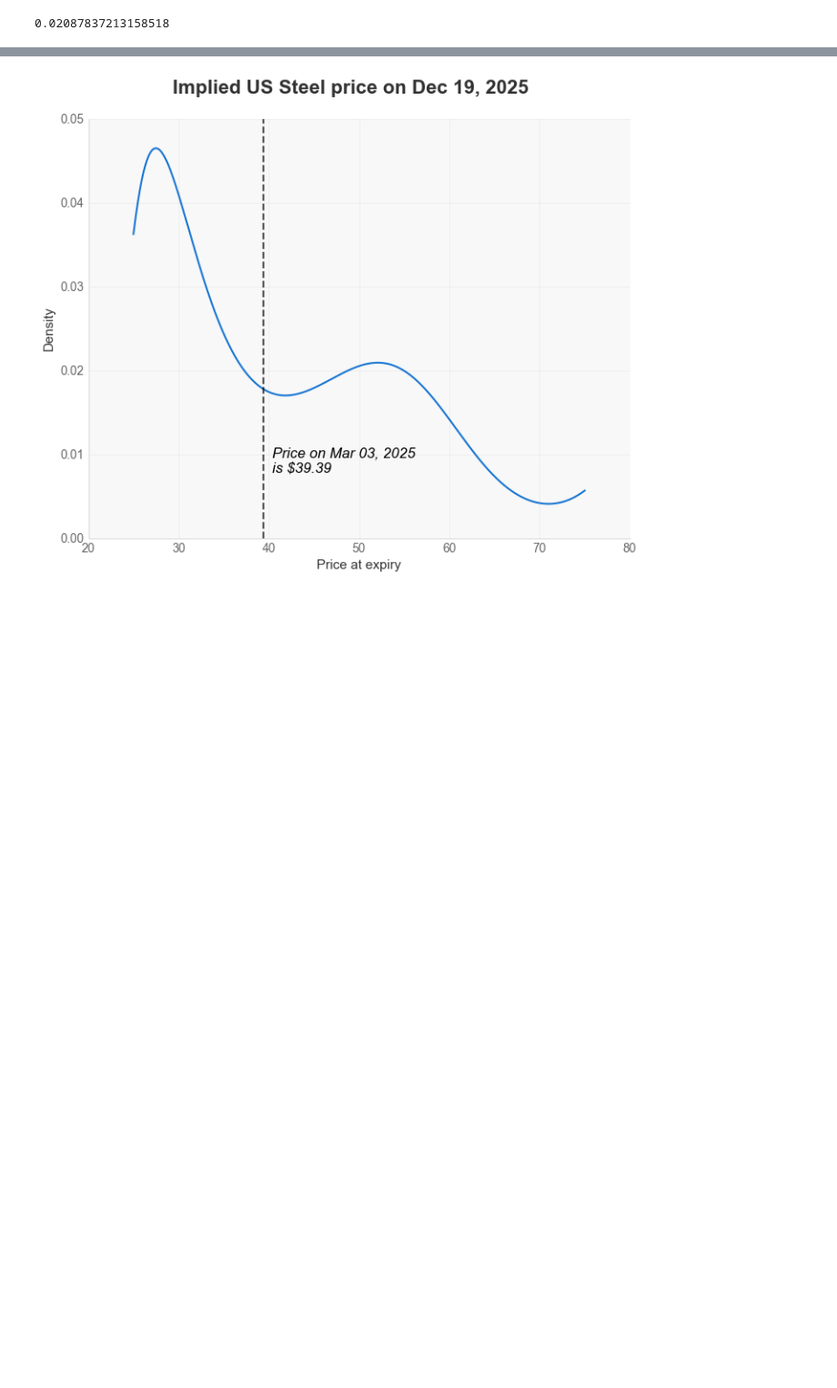
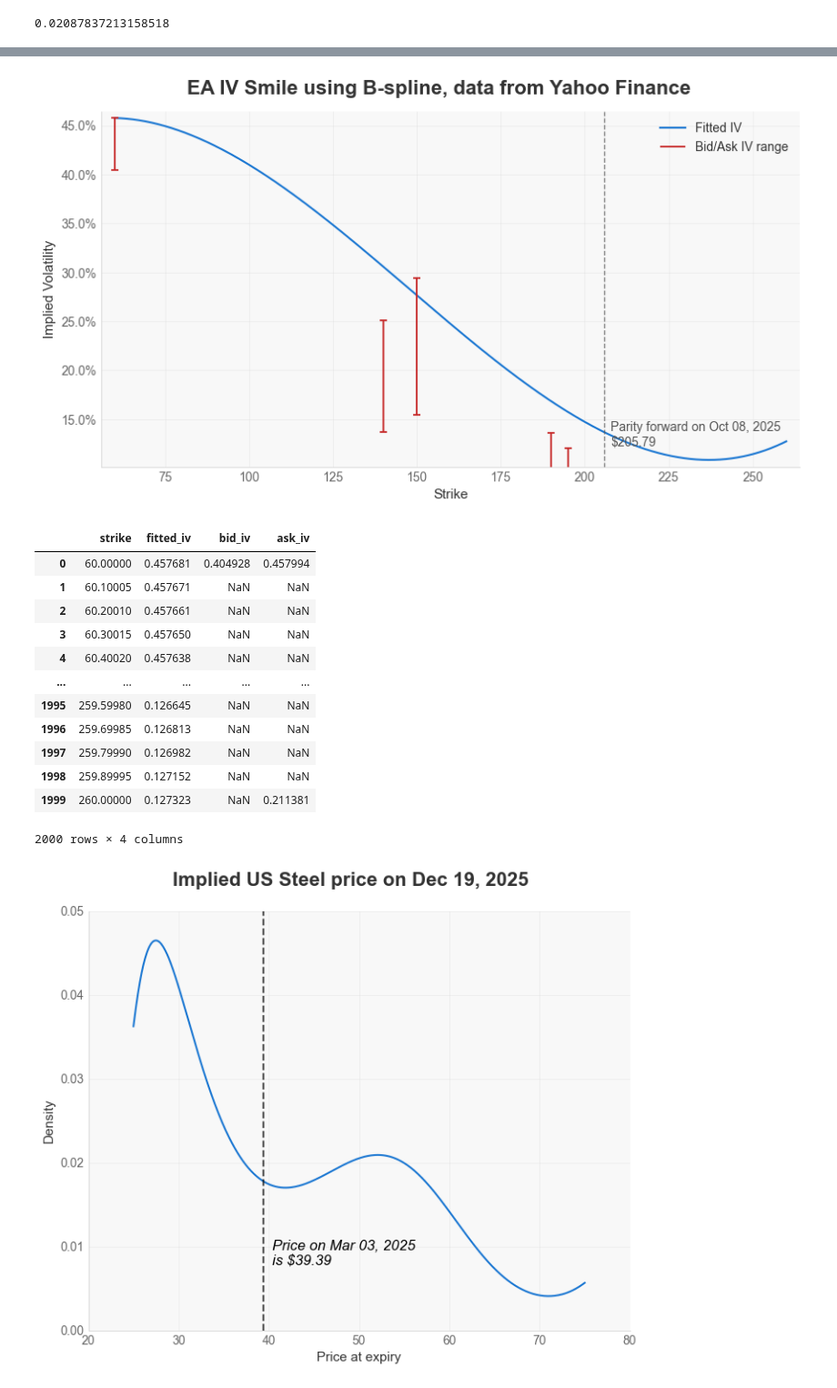
Before and after one commit to tyrneh/options-implied-probability, a Jupyter notebook: examples/example.ipynb, the cells around one changed output, grey strips where cells are left out. Shown at 91% size. Cells and saved outputs as stored; diff of their text form; code cells hidden in the pictures; blank space fills up the shorter version.

```diff
--- a/examples/example.ipynb
+++ b/examples/example.ipynb
@@ -202,3 +261,24 @@ est_ea.summary()
+# %%
+# plot fitted IV smile
+est_ea.plot('iv_smile', title="EA IV Smile using B-spline, data from Yahoo Finance")
+plt.show()
+
+est_ea.iv_smile()
+# %% [output]
+[figure, added]
+|  | strike | fitted_iv | bid_iv | ask_iv |
+| 0 | 60.00000 | 0.457681 | 0.404928 | 0.457994 |
+| 1 | 60.10005 | 0.457671 | NaN | NaN |
+| 2 | 60.20010 | 0.457661 | NaN | NaN |
+| 3 | 60.30015 | 0.457650 | NaN | NaN |
+| 4 | 60.40020 | 0.457638 | NaN | NaN |
+| ... | ... | ... | ... | ... |
+| 1995 | 259.59980 | 0.126645 | NaN | NaN |
+| 1996 | 259.69985 | 0.126813 | NaN | NaN |
+| 1997 | 259.79990 | 0.126982 | NaN | NaN |
+| 1998 | 259.89995 | 0.127152 | NaN | NaN |
+| 1999 | 260.00000 | 0.127323 | NaN | 0.211381 |
+2000 rows × 4 columns
 # %%
 # --- Example 5 - US Steel --- #
 # Note I only saved the data for calls, missing puts
```
Also changed, not shown: parts of 7 cells of this notebook, 4 other files.
